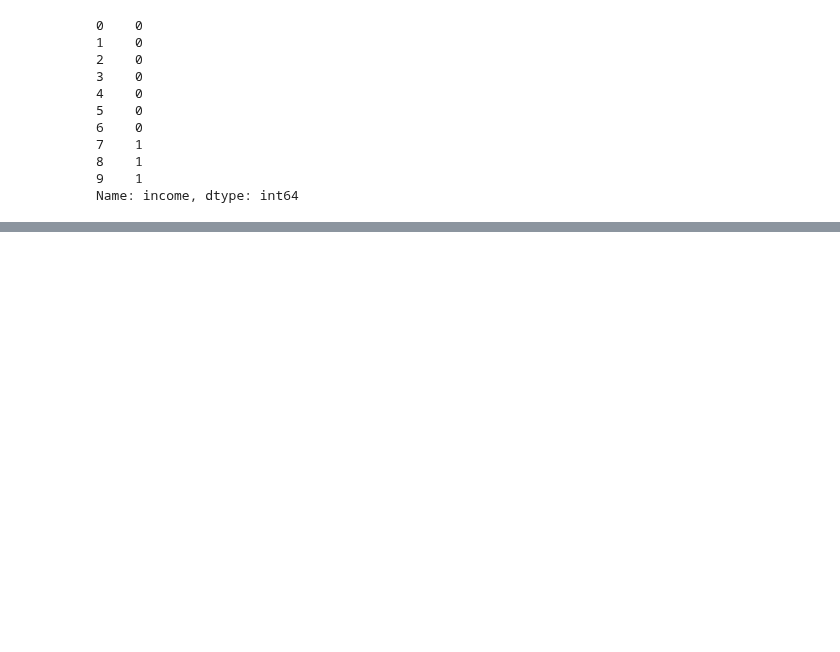
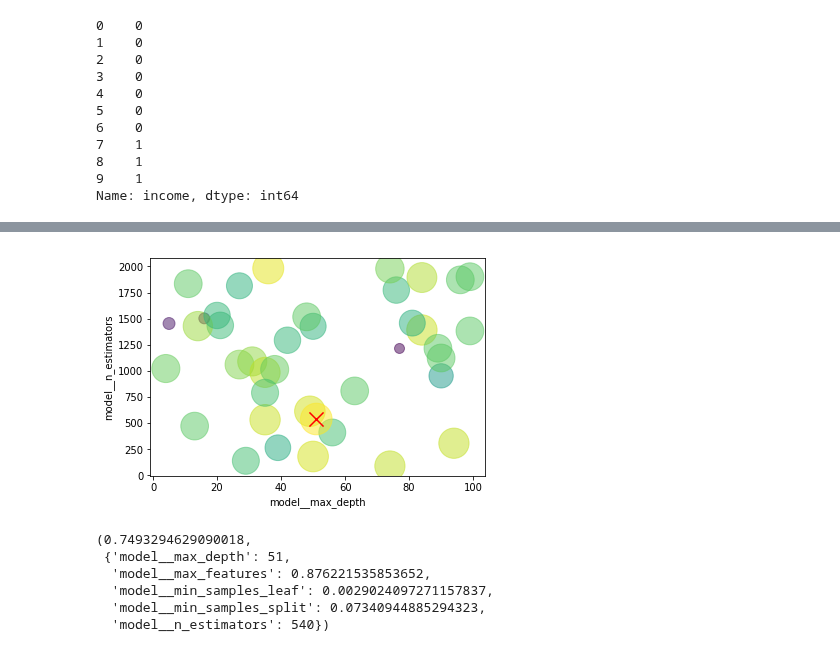
Before and after one commit to shane-kercheval/udacity, a Jupyter notebook: data_scientist_nanodegree/projects/p1_charityml/custom/ExtraTrees_RandomizedSearch_sklearn.ipynb, the cells around one changed output, grey strips where cells are left out. Saved outputs shown, nothing was run; the diff lists cells and outputs as text; code cells hidden in the pictures; blank space fills up the shorter version.

```diff
--- a/data_scientist_nanodegree/projects/p1_charityml/custom/ExtraTrees_RandomizedSearch_sklearn.ipynb
+++ b/data_scientist_nanodegree/projects/p1_charityml/custom/ExtraTrees_RandomizedSearch_sklearn.ipynb
@@ -250,0 +367,15 @@ grid_search.best_score_, grid_search.best_params_
+# %%
+x_label = 'model__max_depth'
+y_label = 'model__n_estimators'
+compare_two_parameters(x_label, y_label)
+# %% [output]
+[figure, added]
+# %%
+grid_search.best_score_, grid_search.best_params_
+# %% [output]
+(0.7493294629090018,
+ {'model__max_depth': 51,
+  'model__max_features': 0.876221535853652,
+  'model__min_samples_leaf': 0.0029024097271157837,
+  'model__min_samples_split': 0.07340944885294323,
+  'model__n_estimators': 540})
```
Also changed, not shown: parts of 24 cells of this notebook, 9 other files.
